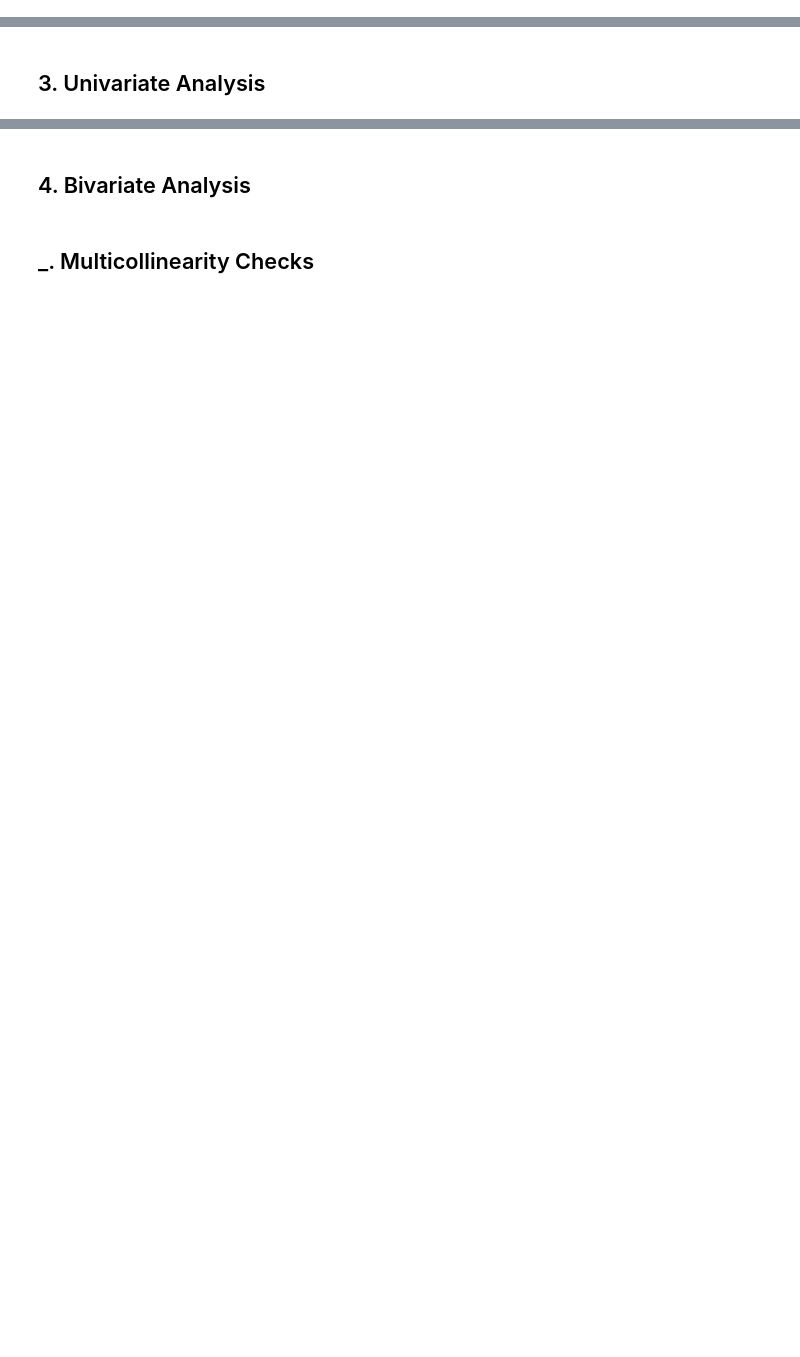
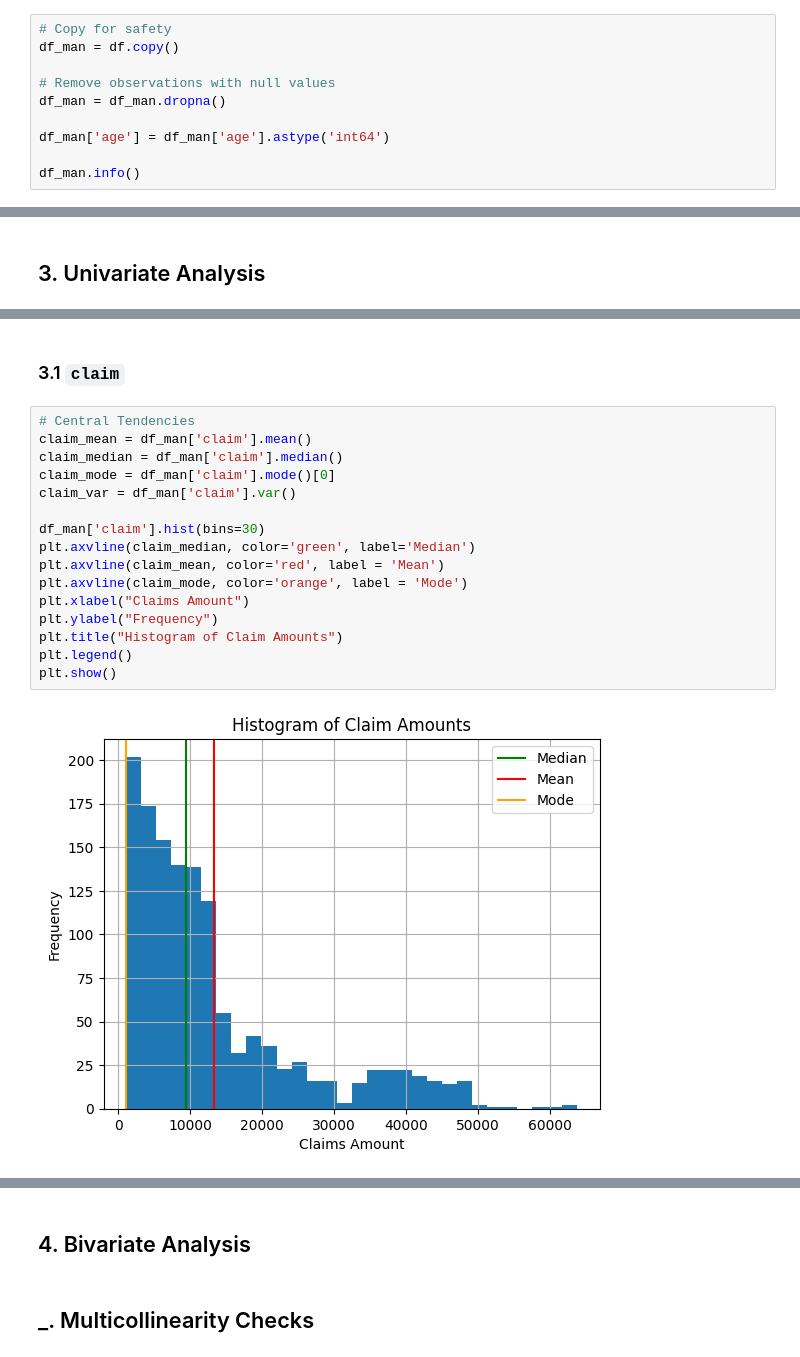
Before and after one commit to lojnys/health-insurance-claims, a Jupyter notebook: notebooks/0_EDA.ipynb, the cells around one changed output, grey strips where cells are left out. Saved outputs shown, nothing was run; the diff lists cells and outputs as text; blank space fills up the shorter version.

```diff
--- a/notebooks/0_EDA.ipynb
+++ b/notebooks/0_EDA.ipynb
@@ -197,0 +202,10 @@ plt.show()
+# %%
+# Copy for safety
+df_man = df.copy()
+
+# Remove observations with null values
+df_man = df_man.dropna()
+
+df_man['age'] = df_man['age'].astype('int64')
+
+df_man.info()
@@ -199,0 +251,20 @@ plt.show()
+# %% [markdown]
+### 3.1 `claim`
+# %%
+# Central Tendencies
+claim_mean = df_man['claim'].mean()
+claim_median = df_man['claim'].median()
+claim_mode = df_man['claim'].mode()[0]
+claim_var = df_man['claim'].var()
+
+df_man['claim'].hist(bins=30)
+plt.axvline(claim_median, color='green', label='Median')
+plt.axvline(claim_mean, color='red', label = 'Mean')
+plt.axvline(claim_mode, color='orange', label = 'Mode')
+plt.xlabel("Claims Amount")
+plt.ylabel("Frequency")
+plt.title("Histogram of Claim Amounts")
+plt.legend()
+plt.show()
+# %% [output]
+[figure, added]
```
Also changed, not shown: parts of 13 cells of this notebook.
